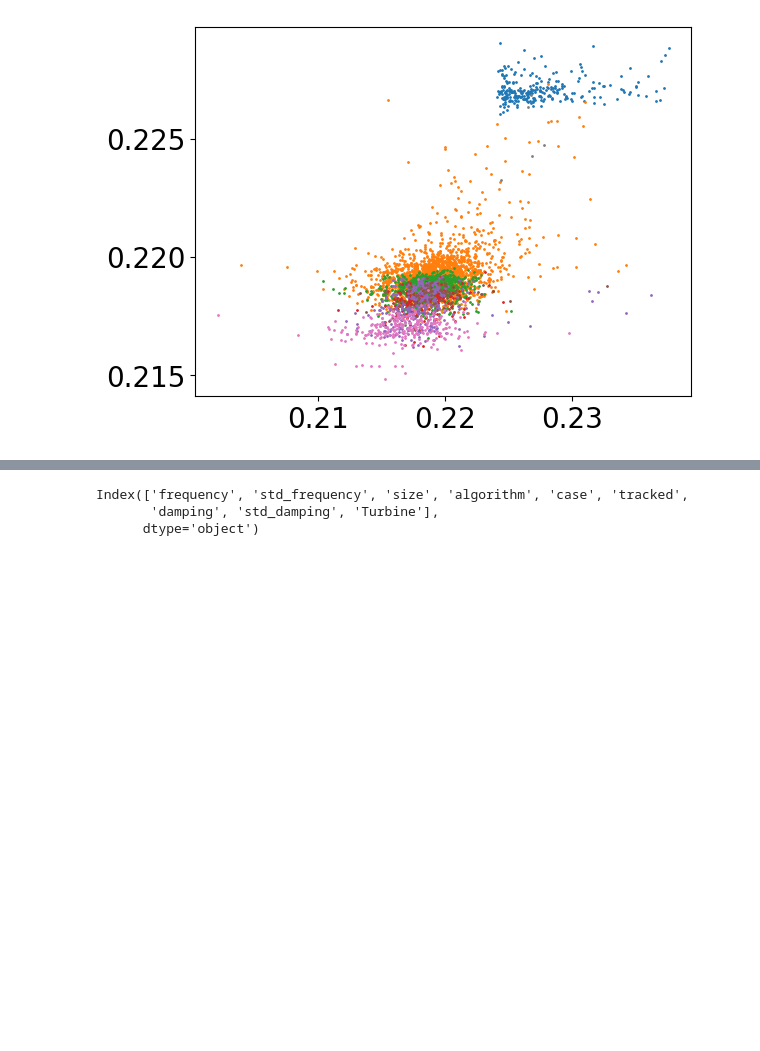
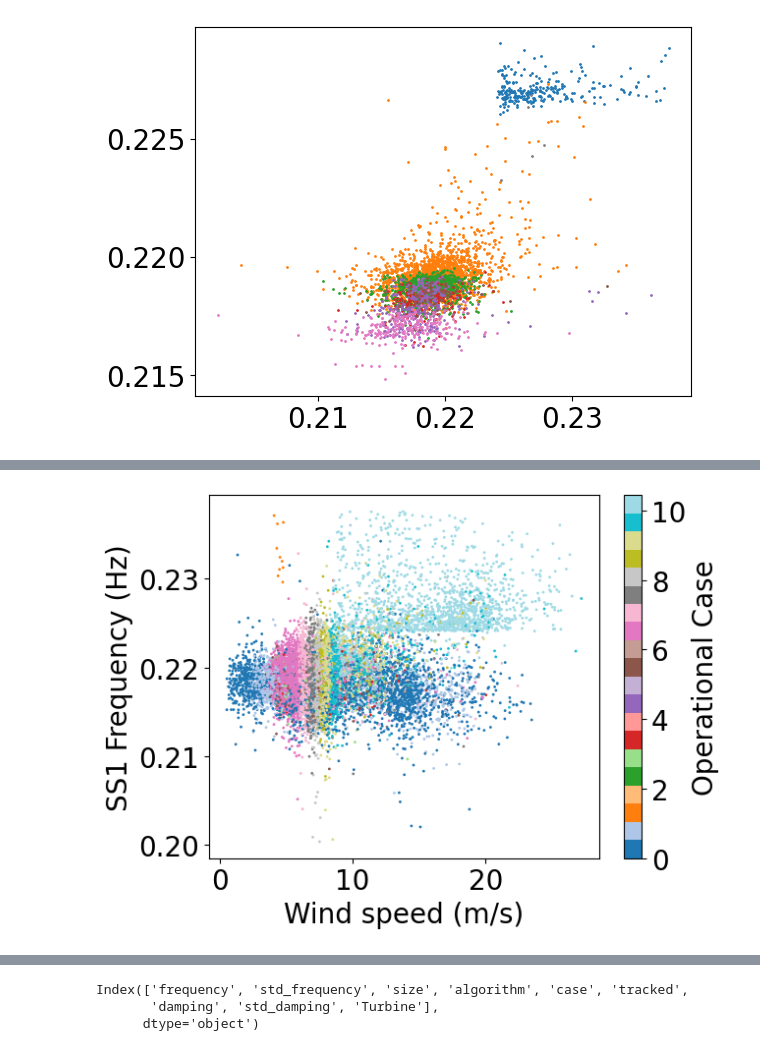
Before and after one commit to WEILMAX/oma_tracking, a Jupyter notebook: notebooks/Publications/2023SHM_journal/model_selection.ipynb, the cells around one changed output, grey strips where cells are left out. Saved outputs shown, nothing was run; the diff lists cells and outputs as text; code cells hidden in the pictures; blank space fills up the shorter version.

```diff
--- a/notebooks/Publications/2023SHM_journal/model_selection.ipynb
+++ b/notebooks/Publications/2023SHM_journal/model_selection.ipynb
@@ -327,0 +365,10 @@ R2:  0.5105231297333581
+# %%
+cmap = matplotlib.colors.ListedColormap(plt.cm.tab10.colors[:len(inputs['operational_case'].unique())-1])
+plt.scatter(X['mean_NW2_C02_windspeed'], y, c=inputs['mean_NW2_C02_rpm'].loc[y.index], s=1, alpha=1.0, cmap='tab20')
+plt.ylabel('SS1 Frequency (Hz)')
+plt.xlabel('Wind speed (m/s)')
+cbar = plt.colorbar()
+cbar.set_label('Operational Case')
+plt.show()
+# %% [output]
+[figure, added]
```
Also changed, not shown: parts of 8 cells of this notebook.
